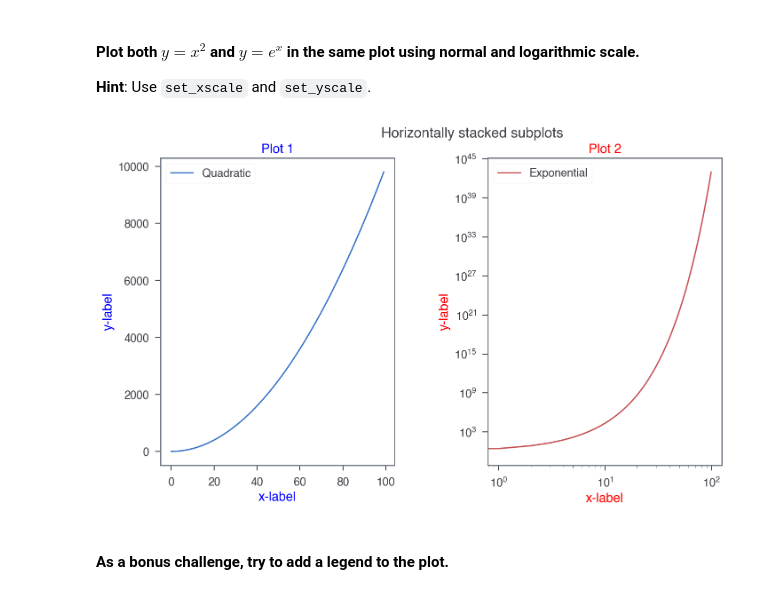
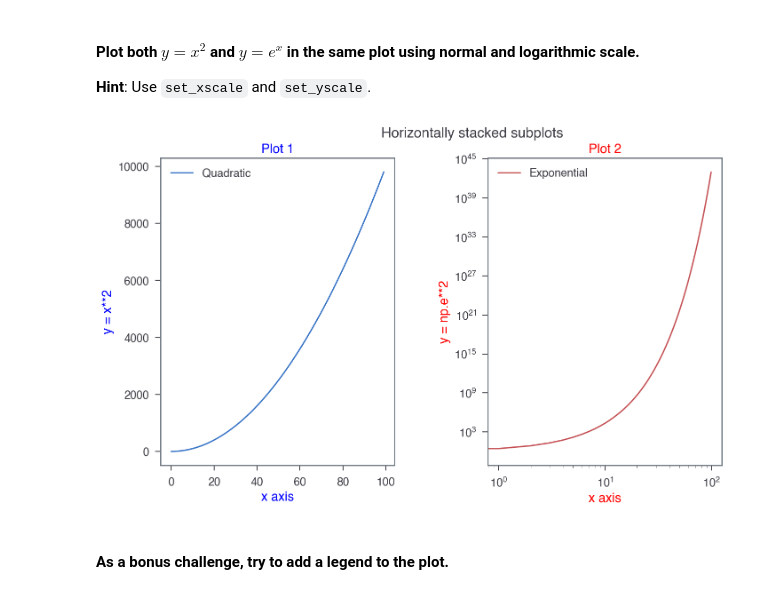
Before and after one commit to ta-data-lis/lab-matplotlib-seaborn, a Jupyter notebook: your-code/main.ipynb, the cells around one changed output. Saved outputs shown, nothing was run; the diff lists cells and outputs as text; code cells hidden in the pictures.

```diff
--- a/your-code/main.ipynb
+++ b/your-code/main.ipynb
@@ -87,36 +92,37 @@ If you want, try to add a title to the plot or even axes labels. You can also pl
 # %%
 # your code here
 fig, axs = plt.subplots(1, 2, figsize = (13, 6)) # Can do vertical stacking if only leave '2'
 fig.suptitle('Horizontally stacked subplots') # Title
 
 # Doing some adjustments
 plt.subplots_adjust(bottom = 0.1, right = 0.8, top = 0.9, wspace = 0.4)
 
 # Plotting, giving colors, labels and titles
+# Don't know why my 'fontweight' isn't working?
 axs[0].plot(x, x**2, 'b-', label = 'Quadratic')
 axs[0].set_title('Plot 1', color = 'blue', fontweight = 'heavy')
 axs[1].plot(x, np.e**x, 'r-', label = 'Exponential')
 axs[1].set_title('Plot 2', color = 'red', fontweight = 'light')
 
 # Labeling the axes. This time without the for-loop for more diversity?
-axs[0].set_xlabel('x-label', fontweight = 'heavy', color = 'blue')
-axs[0].set_ylabel('y-label', fontweight = 'heavy', color = 'blue')
-axs[1].set_xlabel('x-label', fontweight = 'light', color = 'red')
-axs[1].set_ylabel('y-label', fontweight = 'light', color = 'red')
+axs[0].set_xlabel('x axis', fontweight = 'heavy', color = 'blue')
+axs[0].set_ylabel('y = x**2', fontweight = 'heavy', color = 'blue')
+axs[1].set_xlabel('x axis', fontweight = 'light', color = 'red')
+axs[1].set_ylabel('y = np.e**2', fontweight = 'light', color = 'red')
 
 # Setting the scales. Found this online. Is this it?
 axs[0].set_xscale('linear')
 axs[0].set_yscale('linear')
 axs[1].set_xscale('log')
 axs[1].set_yscale('log')
 
 # Doing the legends
 axs[0].legend()
 axs[1].legend()
 
-plt.show()
+plt.savefig('Figures/fig3')
 # %% [output]
-[figure, old version]
+[figure, new version]
 # %% [markdown]
 #### As a bonus challenge, try to add a legend to the plot.
 # %%
```
Also changed, not shown: parts of 42 cells of this notebook, 19 other files.
